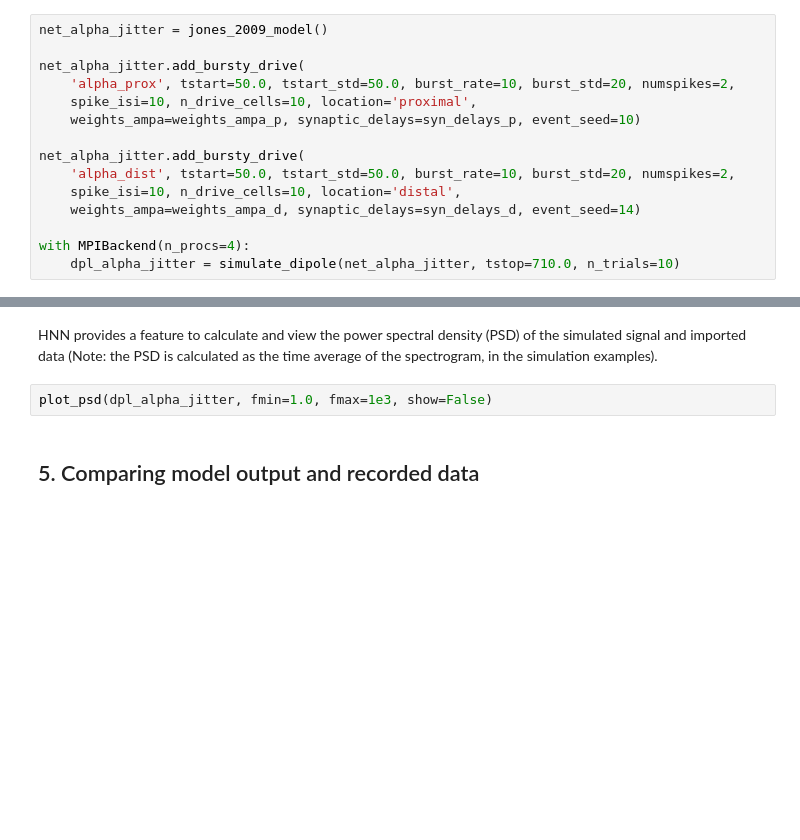
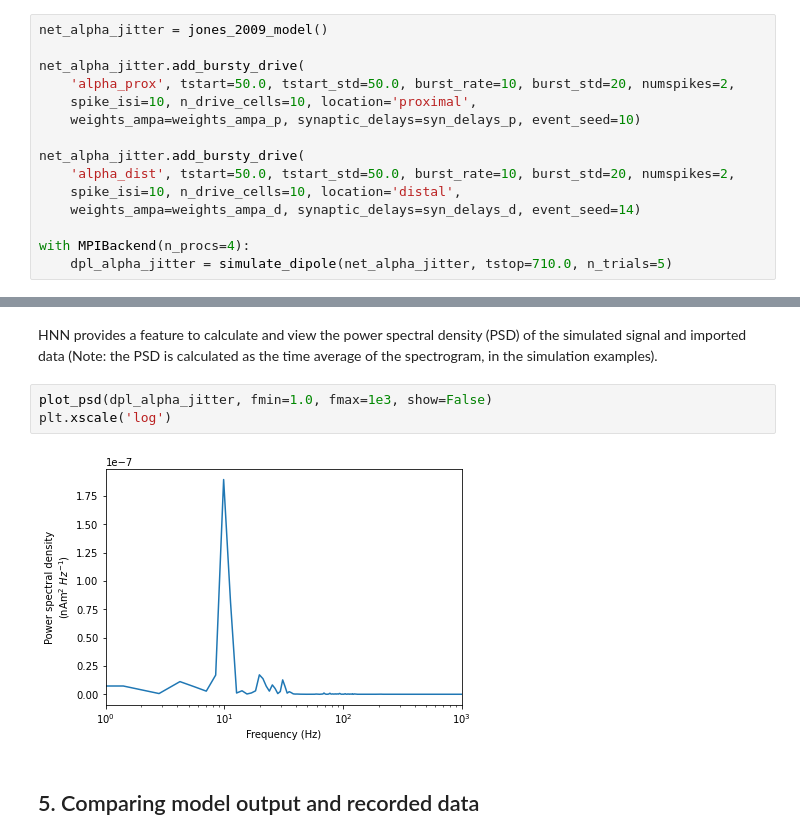
Before and after one commit to jonescompneurolab/hnn-workshop-materials, a Jupyter notebook: alpha_beta_tutorial_hnn_core.ipynb, the cells around one changed output, grey strips where cells are left out. Cells and saved outputs as stored; diff of their text form; blank space fills up the shorter version.

```diff
--- a/alpha_beta_tutorial_hnn_core.ipynb
+++ b/alpha_beta_tutorial_hnn_core.ipynb
@@ -241,4 +348,4 @@ net_alpha_jitter.add_bursty_drive(
     weights_ampa=weights_ampa_d, synaptic_delays=syn_delays_d, event_seed=14)
 
 with MPIBackend(n_procs=4):
-    dpl_alpha_jitter = simulate_dipole(net_alpha_jitter, tstop=710.0, n_trials=10)
+    dpl_alpha_jitter = simulate_dipole(net_alpha_jitter, tstop=710.0, n_trials=5)
@@ -252,6 +380,9 @@ Notice that the input histograms for distal (green) and proximal (red) input acc
 HNN provides a feature to calculate and view the power spectral density (PSD) of the simulated signal and imported data (Note: the PSD is calculated as the time average of the spectrogram, in the simulation examples).
 # %%
 plot_psd(dpl_alpha_jitter, fmin=1.0, fmax=1e3, show=False)
+plt.xscale('log')
+# %% [output]
+[figure, added]
 # %% [markdown]
 ## 5. Comparing model output and recorded data
 # %% [markdown]
```
Also changed, not shown: parts of 32 cells of this notebook.
